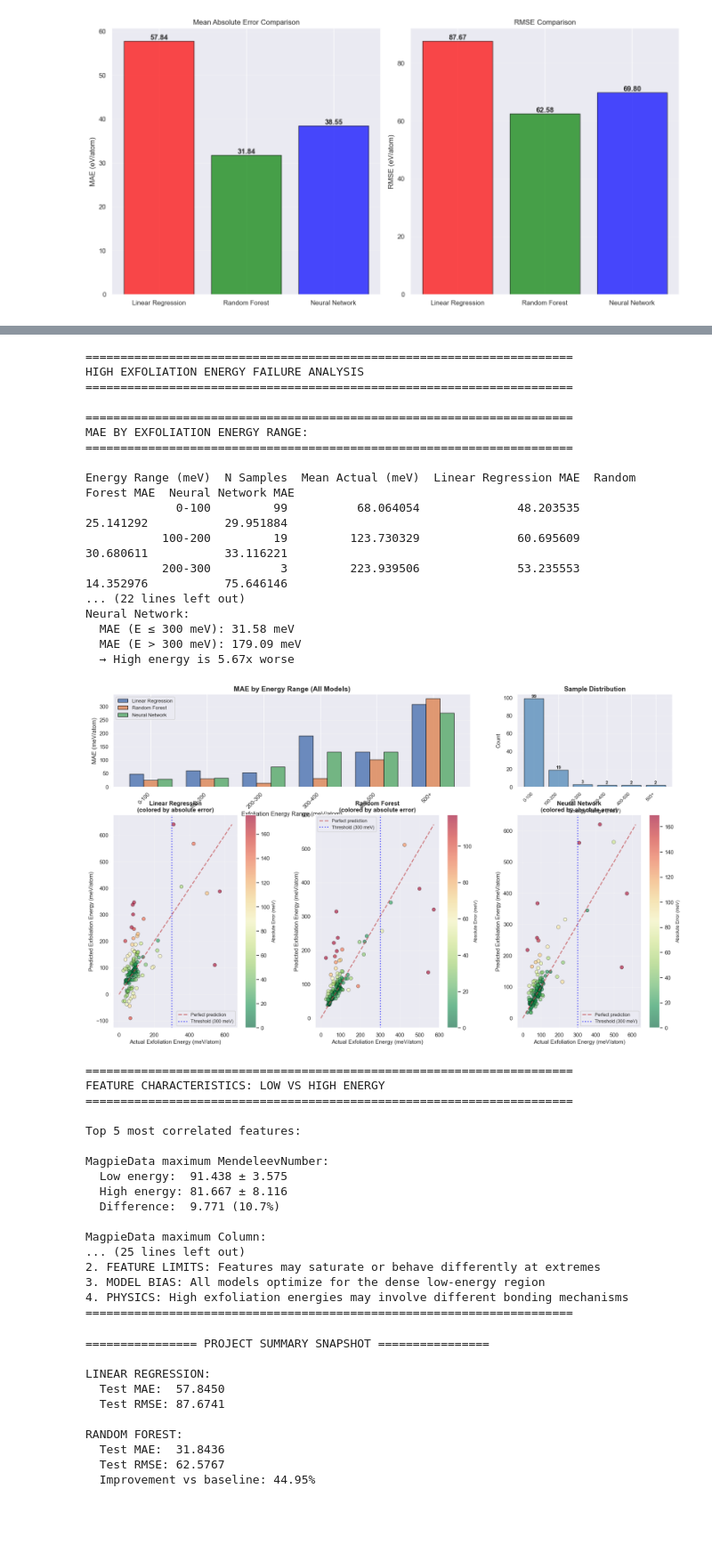
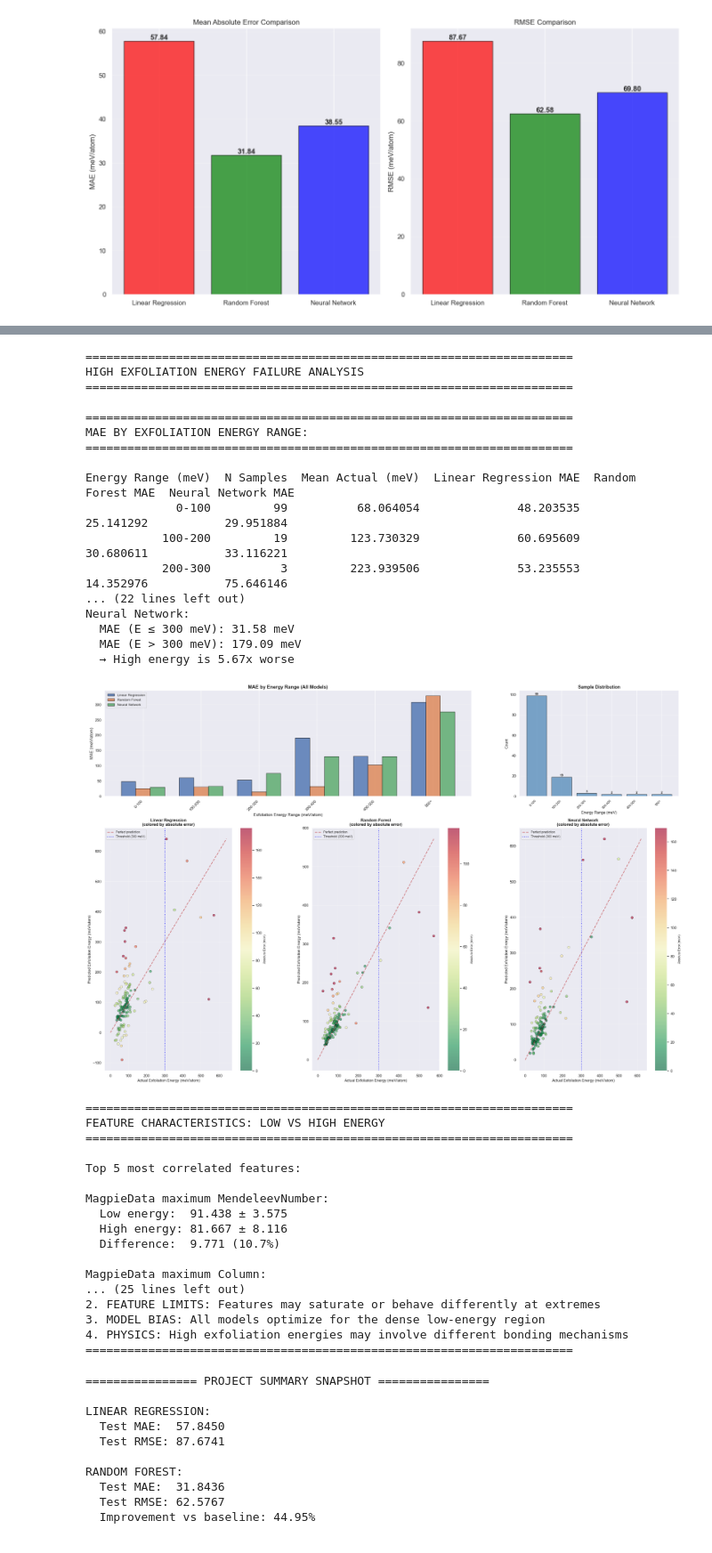
Before and after one commit to AttackOnBreakfast/cmse492_project, a Jupyter notebook: notebooks/exploratory/materials_eda.ipynb, the cells around one changed output, grey strips where cells are left out. Shown at 89% size. Drawn from its saved outputs; the diff is of its cells as text; code cells hidden in the pictures; blank space fills up the shorter version.

```diff
--- a/notebooks/exploratory/materials_eda.ipynb
+++ b/notebooks/exploratory/materials_eda.ipynb
@@ -114,7 +114,7 @@ In a future release, impute_nan will be set to True by default.
 
 plt.figure(figsize=(14,10))
 sns.histplot(df_feat["exfoliation_en"], kde=True, color="royalblue")
-plt.xlabel("Exfoliation Energy (eV/atom)")
+plt.xlabel("Exfoliation Energy (meV/atom)")
 plt.ylabel("Count")
 plt.title("Distribution of Exfoliation Energy")
 plt.xlim(0)
@@ -173,7 +173,7 @@ for idx, feature in enumerate(top_3_features):
     col = idx % 2
     axes[row, col].scatter(df_feat[feature], df_feat["exfoliation_en"], alpha=0.6, s=30)
     axes[row, col].set_xlabel(feature)
-    axes[row, col].set_ylabel("Exfoliation Energy (eV/atom)")
+    axes[row, col].set_ylabel("Exfoliation Energy (meV/atom)")
     axes[row, col].set_title(f"Exfoliation Energy vs {feature}")
     axes[row, col].grid(True, alpha=0.3)
 
@@ -689,7 +689,7 @@ axes[0].bar(x - width/2, fit_summary['Train MAE'], width,
            label='Train MAE', alpha=0.8, color='skyblue', edgecolor='black')
 axes[0].bar(x + width/2, fit_summary['Test MAE'], width,
            label='Test MAE', alpha=0.8, color='coral', edgecolor='black')
-axes[0].set_ylabel('MAE (eV/atom)', fontsize=12)
+axes[0].set_ylabel('MAE (meV/atom)', fontsize=12)
 axes[0].set_title('Train vs Test MAE', fontsize=14, fontweight='bold')
 axes[0].set_xticks(x)
 axes[0].set_xticklabels(models, rotation=20, ha='right')
@@ -789,7 +789,7 @@ maes = results['Test MAE'].tolist()
 colors = ['red', 'green', 'blue']
 
 axes[0].bar(models, maes, color=colors, alpha=0.7, edgecolor='black')
-axes[0].set_ylabel('MAE (eV/atom)')
+axes[0].set_ylabel('MAE (meV/atom)')
 axes[0].set_title('Mean Absolute Error Comparison')
 axes[0].grid(axis='y', alpha=0.3)
 for i, v in enumerate(maes):
@@ -798,7 +798,7 @@ for i, v in enumerate(maes):
 # RMSE comparison
 rmses = results['Test RMSE'].tolist()
 axes[1].bar(models, rmses, color=colors, alpha=0.7, edgecolor='black')
-axes[1].set_ylabel('RMSE (eV/atom)')
+axes[1].set_ylabel('RMSE (meV/atom)')
 axes[1].set_title('RMSE Comparison')
 axes[1].grid(axis='y', alpha=0.3)
 for i, v in enumerate(rmses):
@@ -988,7 +988,7 @@ for model_name, preds in predictions.items():
     print(f"  → High energy is {high_mae/low_mae:.2f}x worse")
 
 # Visualization
-fig = plt.figure(figsize=(20, 12))
+fig = plt.figure(figsize=(30, 20))
 gs = fig.add_gridspec(3, 3, hspace=0.3, wspace=0.3)
 
 # Plot 1: MAE by energy range (all models)
@@ -1077,34 +1077,34 @@ for feat in top_5_features:
 # Save results
 df_bins.to_csv(PROC_DIR / "high_energy_analysis.csv", index=False)
 print(f"\n✅ High energy analysis saved to {PROC_DIR / 'high_energy_analysis.csv'}")
 
 print("\n" + "="*70)
 print("CONCLUSIONS:")
 print("="*70)
 print("1. DATA IMBALANCE: Check if high-energy samples are underrepresented")
 print("2. FEATURE LIMITS: Features may saturate or behave differently at extremes")
 print("3. MODEL BIAS: All models optimize for the dense low-energy region")
 print("4. PHYSICS: High exfoliation energies may involve different bonding mechanisms")
 print("="*70)
 # %% [output]
 ======================================================================
 HIGH EXFOLIATION ENERGY FAILURE ANALYSIS
 ======================================================================
 
 ======================================================================
 MAE BY EXFOLIATION ENERGY RANGE:
 ======================================================================
 
 Energy Range (meV)  N Samples  Mean Actual (meV)  Linear Regression MAE  Random Forest MAE  Neural Network MAE
              0-100         99          68.064054              48.203535          25.141292           29.951884
            100-200         19         123.730329              60.695609          30.680611           33.116221
            200-300          3         223.939506              53.235553          14.352976           75.646146
 ... (22 lines left out)
 Neural Network:
   MAE (E ≤ 300 meV): 31.58 meV
   MAE (E > 300 meV): 179.09 meV
   → High energy is 5.67x worse
-[figure, old version]
+[figure, new version]
 ======================================================================
 FEATURE CHARACTERISTICS: LOW VS HIGH ENERGY
 ======================================================================
```
Also changed, not shown: parts of 7 cells of this notebook, 12 other files.
